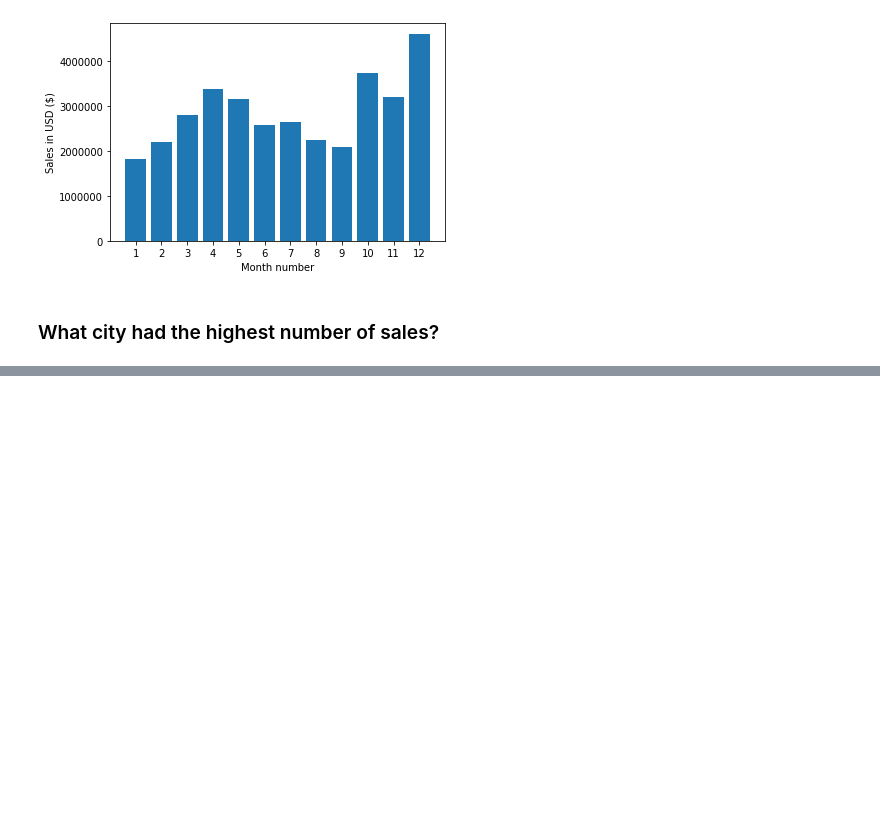
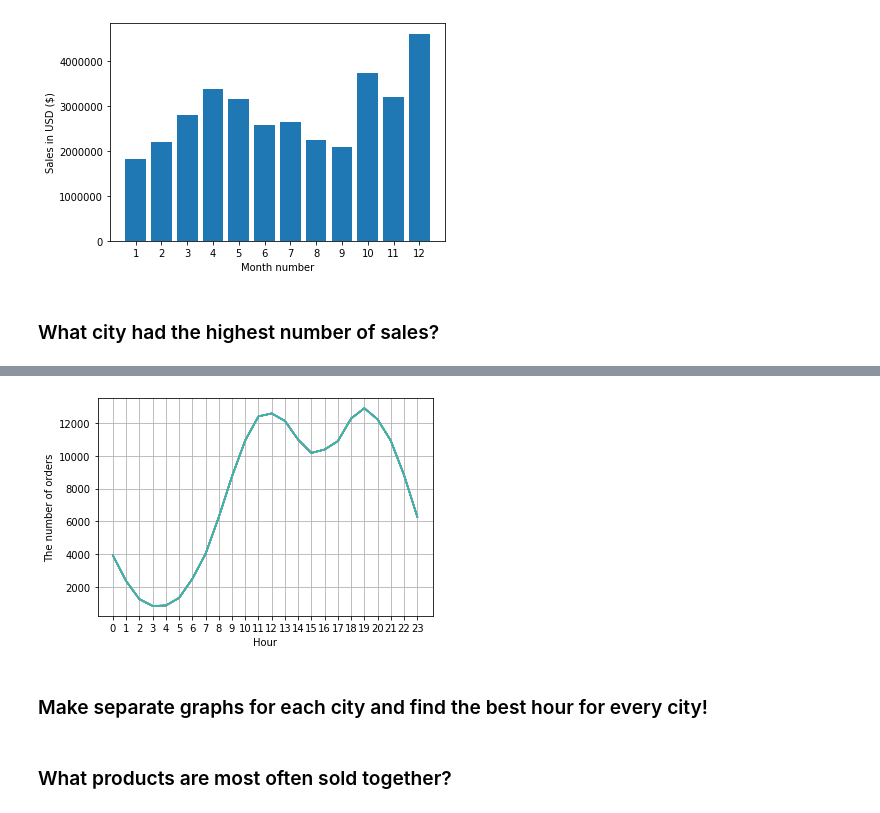
Before and after one commit to AgnesGru/Solving-real-world-data-science-projects, a Jupyter notebook: Analysys.ipynb, the cells around one changed output, grey strips where cells are left out. Drawn from its saved outputs; the diff is of its cells as text; code cells hidden in the pictures; blank space fills up the shorter version.

```diff
--- a/Analysys.ipynb
+++ b/Analysys.ipynb
@@ -171,0 +185,6 @@ plt.show()
+# %%
+all_data['Order Date'] = pd.to_datetime(all_data['Order Date'])
+# %%
+all_data['Hour'] = all_data['Order Date'].dt.hour # we create new column 'Hour' which displays hour of order
+all_data['Minute'] = all_data['Order Date'].dt.minute
+all_data.head()
@@ -171,0 +198,17 @@ plt.show()
+# %%
+hours = [hour for hour, df in all_data.groupby('Hour')]
+
+plt.plot(hours, all_data.groupby(['Hour']).count())
+# all_data.groupby(['Hour']).count() # display the table
+plt.xticks(hours)
+plt.grid()
+plt.xlabel('Hour')
+plt.ylabel('The number of orders')
+plt.show()
+# Addvertisements should be displayd at around 11 am and 7 pm.
+# %% [output]
+[figure, added]
+# %% [markdown]
+### Make separate graphs for each city and find the best hour for every city!
+# %% [markdown]
+### What products are most often sold together?
```
Also changed, not shown: parts of 16 cells of this notebook.
